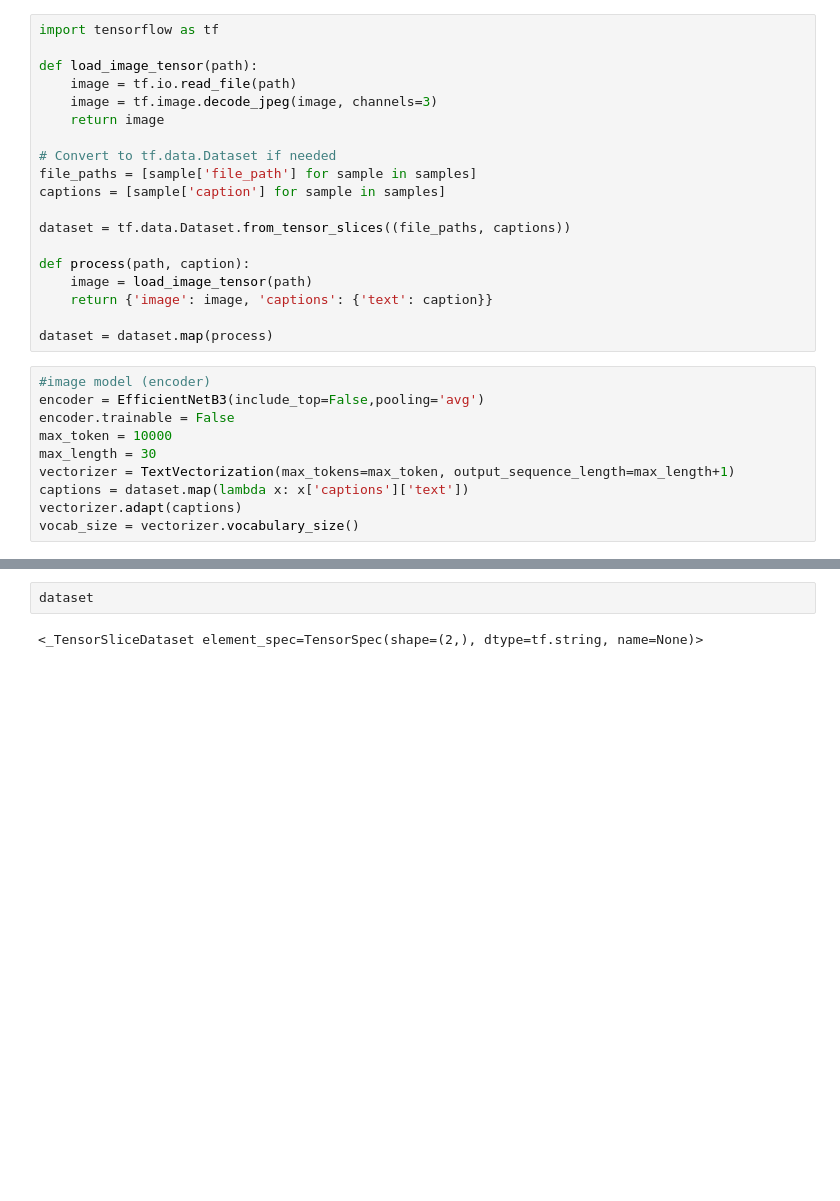
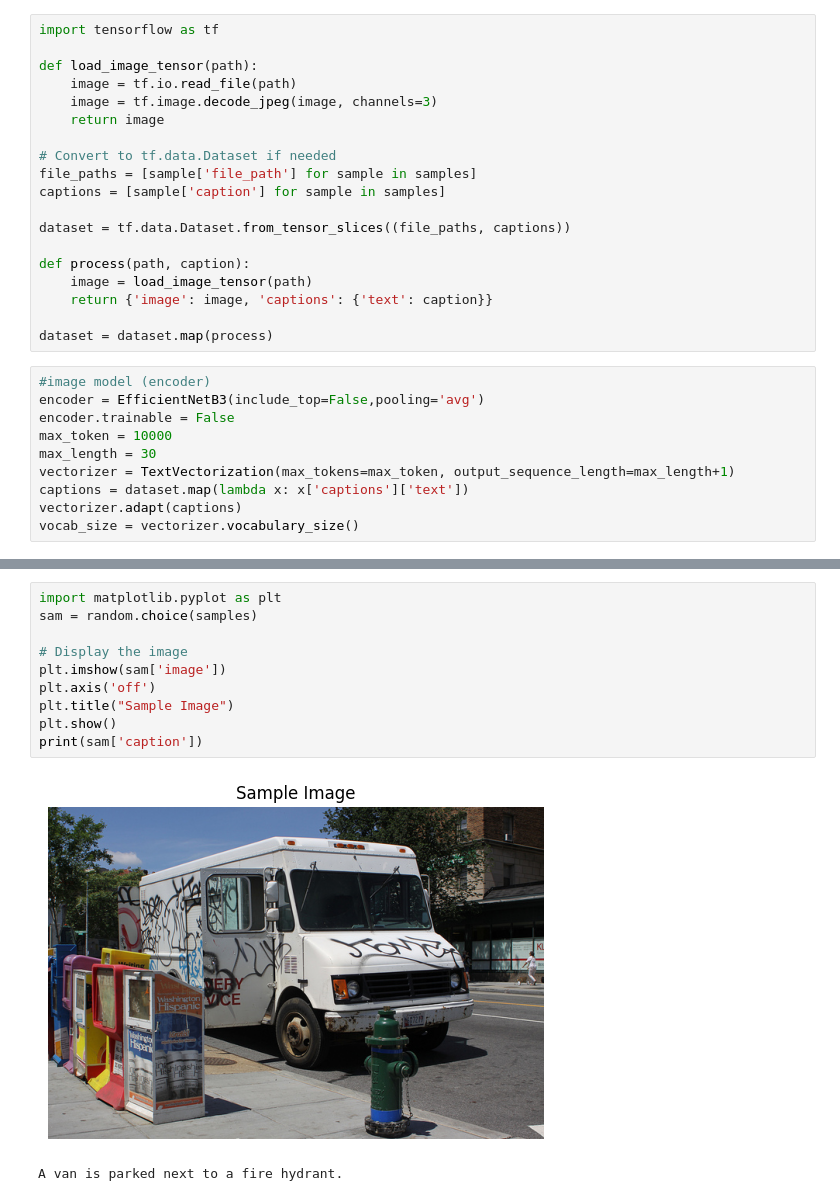
Before and after one commit to AbhinavChhajed/image-captioning-project, a Jupyter notebook: modelcreation.ipynb, the cells around one changed output, grey strips where cells are left out. Drawn from its saved outputs; the diff is of its cells as text; blank space fills up the shorter version.

```diff
--- a/modelcreation.ipynb
+++ b/modelcreation.ipynb
@@ -90,4 +92,13 @@ vocab_size
-# %%
-dataset
-# %% [output]
-<_TensorSliceDataset element_spec=TensorSpec(shape=(2,), dtype=tf.string, name=None)>
+# %%
+import matplotlib.pyplot as plt
+sam = random.choice(samples)
+
+# Display the image
+plt.imshow(sam['image'])
+plt.axis('off')
+plt.title("Sample Image")
+plt.show()
+print(sam['caption'])
+# %% [output]
+[figure, added]
+A van is parked next to a fire hydrant.
```
Also changed, not shown: parts of 5 cells of this notebook.
